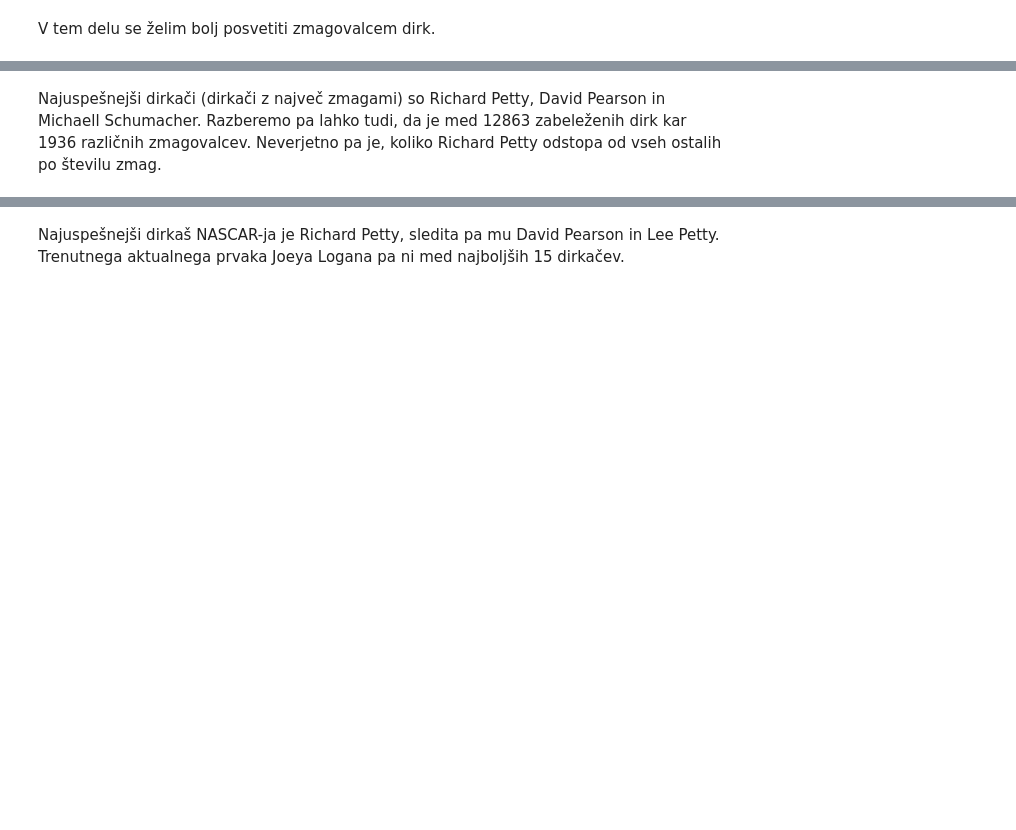
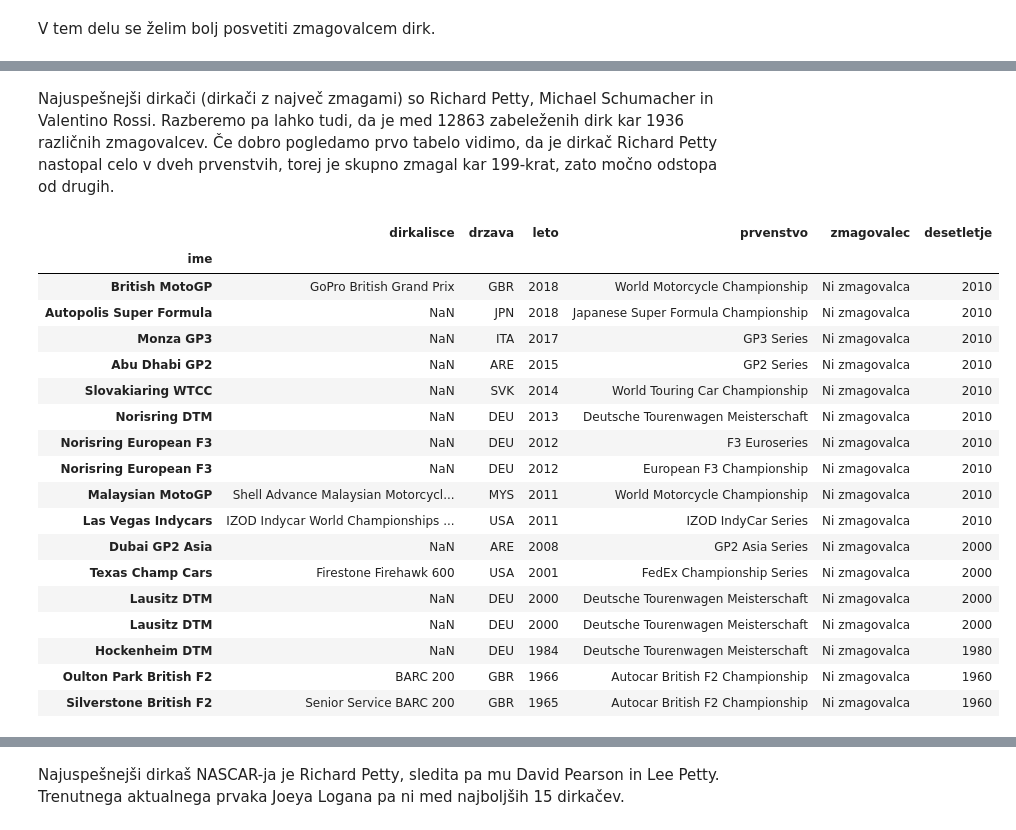
Before and after one commit to spelapetan/Avto-moto-sport-dirke, a Jupyter notebook: Analiza podatkov avto-moto dirk.ipynb, the cells around one changed output, grey strips where cells are left out. Drawn from its saved outputs; the diff is of its cells as text; code cells hidden in the pictures; blank space fills up the shorter version.

```diff
--- a/Analiza podatkov avto-moto dirk.ipynb
+++ b/Analiza podatkov avto-moto dirk.ipynb
@@ -185,2 +187,26 @@ dirke.groupby('zmagovalec').size().sort_values(ascending=False).head(15).plot.ba
 # %% [markdown]
-Najuspešnejši dirkači (dirkači z največ zmagami) so Richard Petty, David Pearson in Michaell Schumacher. Razberemo pa lahko tudi, da je med 12863 zabeleženih dirk kar 1936 različnih zmagovalcev. Neverjetno pa je, koliko Richard Petty odstopa od vseh ostalih po številu zmag.
+Najuspešnejši dirkači (dirkači z največ zmagami) so Richard Petty, Michael Schumacher in Valentino Rossi. Razberemo pa lahko tudi, da je med 12863 zabeleženih dirk kar 1936 različnih zmagovalcev. Če dobro pogledamo prvo tabelo vidimo, da je dirkač Richard Petty nastopal celo v dveh prvenstvih, torej je skupno zmagal kar 199-krat, zato močno odstopa od drugih.
+# %%
+brez_zmagovalca = dirke[dirke.zmagovalec == 'Ni zmagovalca']
+# %%
+brez_zmagovalca
+# %% [output]
+|  | dirkalisce | drzava | leto | prvenstvo | zmagovalec | desetletje |
+| ime |  |  |  |  |  |  |
+| British MotoGP | GoPro British Grand Prix | GBR | 2018 | World Motorcycle Championship | Ni zmagovalca | 2010 |
+| Autopolis Super Formula | NaN | JPN | 2018 | Japanese Super Formula Championship | Ni zmagovalca | 2010 |
+| Monza GP3 | NaN | ITA | 2017 | GP3 Series | Ni zmagovalca | 2010 |
+| Abu Dhabi GP2 | NaN | ARE | 2015 | GP2 Series | Ni zmagovalca | 2010 |
+| Slovakiaring WTCC | NaN | SVK | 2014 | World Touring Car Championship | Ni zmagovalca | 2010 |
+| Norisring DTM | NaN | DEU | 2013 | Deutsche Tourenwagen Meisterschaft | Ni zmagovalca | 2010 |
+| Norisring European F3 | NaN | DEU | 2012 | F3 Euroseries | Ni zmagovalca | 2010 |
+| Norisring European F3 | NaN | DEU | 2012 | European F3 Championship | Ni zmagovalca | 2010 |
+| Malaysian MotoGP | Shell Advance Malaysian Motorcycl... | MYS | 2011 | World Motorcycle Championship | Ni zmagovalca | 2010 |
+| Las Vegas Indycars | IZOD Indycar World Championships ... | USA | 2011 | IZOD IndyCar Series | Ni zmagovalca | 2010 |
+| Dubai GP2 Asia | NaN | ARE | 2008 | GP2 Asia Series | Ni zmagovalca | 2000 |
+| Texas Champ Cars | Firestone Firehawk 600 | USA | 2001 | FedEx Championship Series | Ni zmagovalca | 2000 |
+| Lausitz DTM | NaN | DEU | 2000 | Deutsche Tourenwagen Meisterschaft | Ni zmagovalca | 2000 |
+| Lausitz DTM | NaN | DEU | 2000 | Deutsche Tourenwagen Meisterschaft | Ni zmagovalca | 2000 |
+| Hockenheim DTM | NaN | DEU | 1984 | Deutsche Tourenwagen Meisterschaft | Ni zmagovalca | 1980 |
+| Oulton Park British F2 | BARC 200 | GBR | 1966 | Autocar British F2 Championship | Ni zmagovalca | 1960 |
+| Silverstone British F2 | Senior Service BARC 200 | GBR | 1965 | Autocar British F2 Championship | Ni zmagovalca | 1960 |
```
Also changed, not shown: parts of 54 cells of this notebook.
